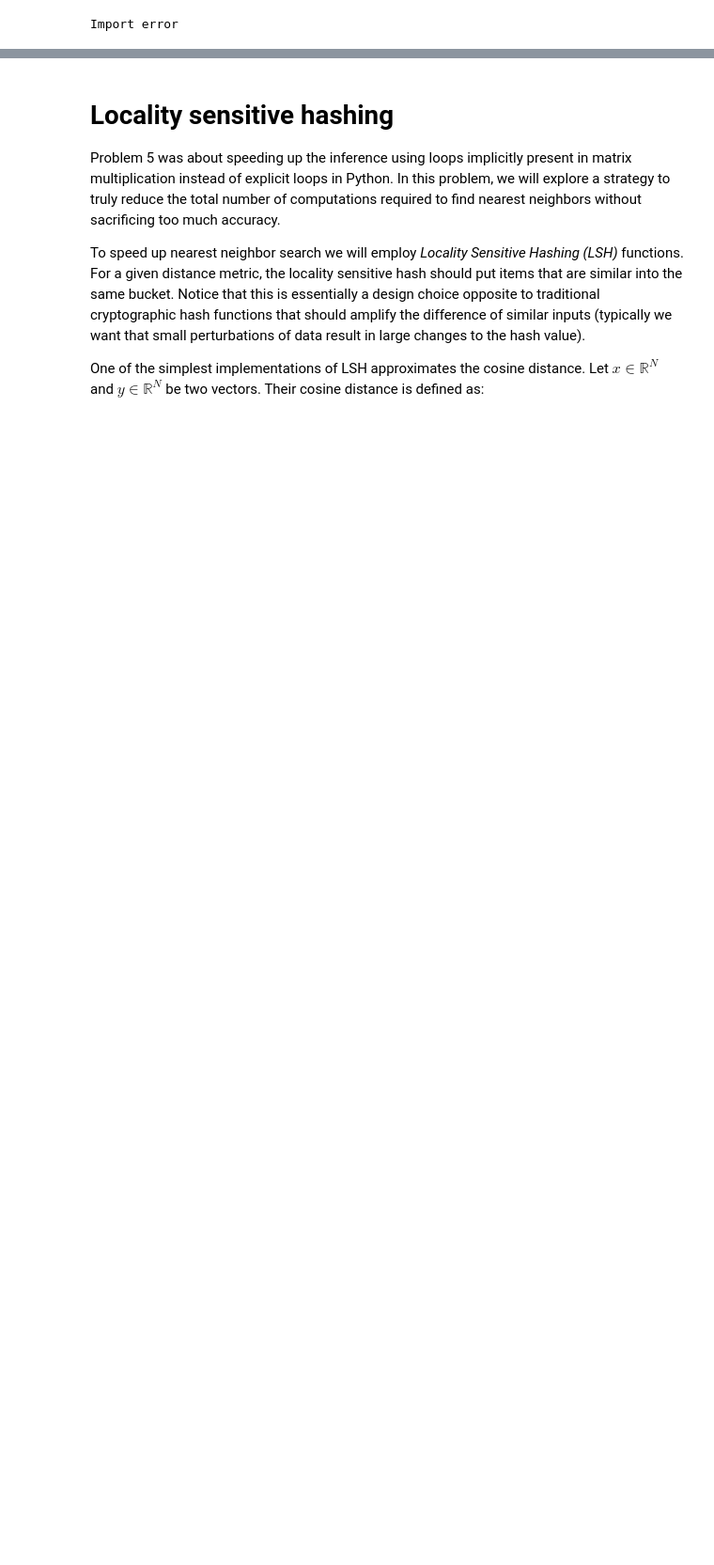
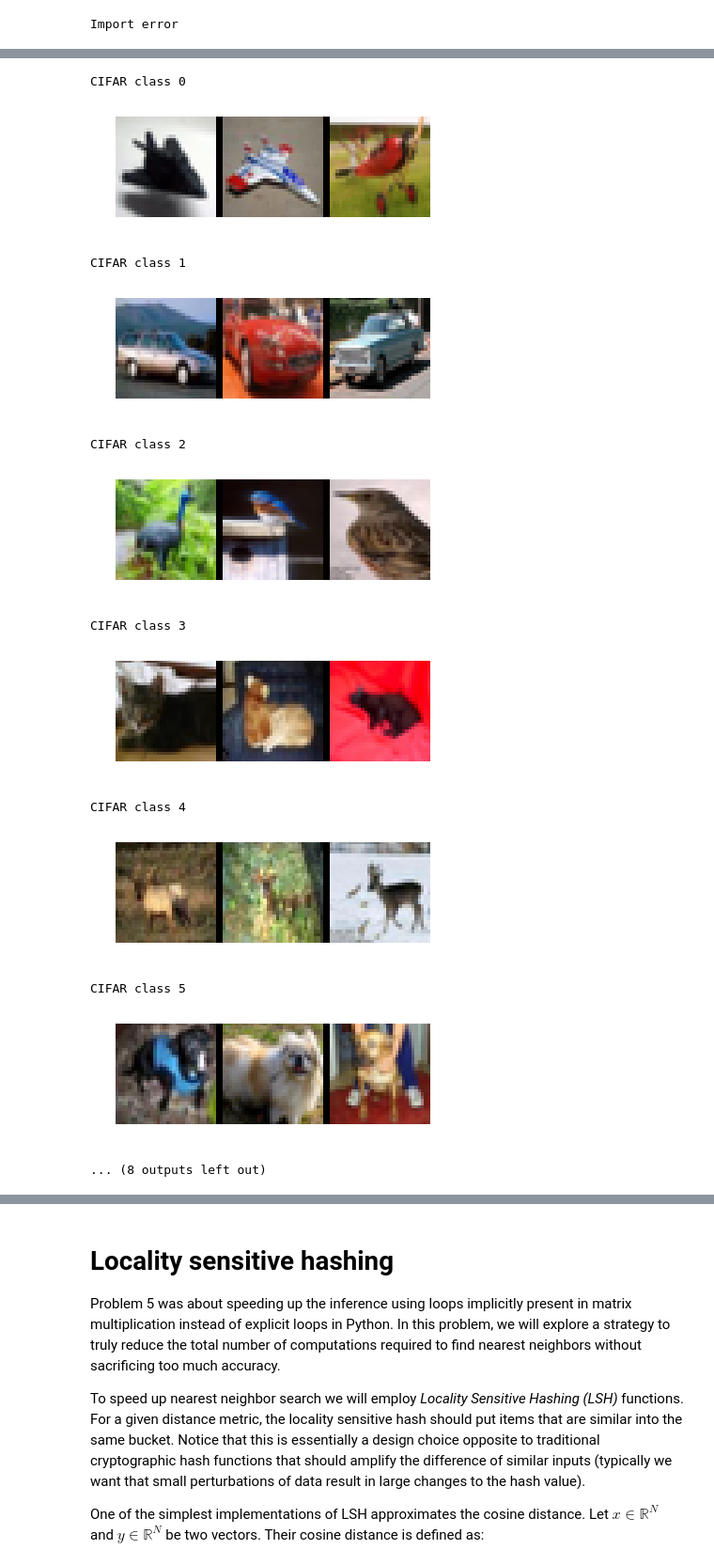
Before and after one commit to eilice/nn, a Jupyter notebook: assignment1/Assignment1.ipynb, the cells around one changed output, grey strips where cells are left out. Shown at 94% size. Saved outputs shown, nothing was run; the diff lists cells and outputs as text; code cells hidden in the pictures; blank space fills up the shorter version.

```diff
--- a/assignment1/Assignment1.ipynb
+++ b/assignment1/Assignment1.ipynb
@@ -478,10 +489,10 @@ try:
     cifar_full_train_data_uint8 = cifar_full_train_dataset.train_data.numpy()
     cifar_full_train_labels_int64 = cifar_full_train_dataset.train_labels.numpy()
 
-    '''mnist_test_dataset = torchvision.datasets.MNIST(
+    cifar_test_dataset = torchvision.datasets.cifar_test_dataset(
         data_path, train=False, download=True)
-    mnist_test_data_uint8 = mnist_test_dataset.test_data.numpy()
-    mnist_test_labels_int64 = mnist_test_dataset.test_labels.numpy()'''
+    cifar_test_data_uint8 = cifar_test_dataset.test_data.numpy()
+    cifar_test_labels_int64 = cifar_test_dataset.test_labels.numpy()
 except ImportError:
     print("Import error")
     with np.load('/pio/data/data/nn17/cifar.npz') as data:
@@ -489,5 +500,11 @@ except ImportError:
         cifar_full_train_labels_int64 = data['train_labels']
         cifar_test_data_uint8 = data['test_data']
         cifar_test_labels_int64 = data['test_labels']
+
+# Split train data into train and validation sets
+cifar_train_data_uint8 = cifar_full_train_data_uint8[:40000]
+cifar_train_labels_int64 = cifar_full_train_labels_int64[:40000]
+cifar_valid_data_uint8 = cifar_full_train_data_uint8[40000:]
+cifar_valid_labels_int64 = cifar_full_train_labels_int64[40000:]
 # %% [output]
 Import error
@@ -516,0 +541,22 @@ array([[[[ 59,  62,  63],
+# %%
+for label in set(cifar_full_train_labels_int64):
+    indices = (cifar_full_train_labels_int64 == label)
+    imgs = cifar_full_train_data_uint8[indices]
+    print("CIFAR class", label)
+    #print(np.swapaxes(np.swapaxes(imgs[:1], 1, 3),2,3).shape)
+    plot_mat(np.swapaxes(np.swapaxes(imgs[:3], 1, 3),2,3))
+    plt.show()
+# %% [output]
+CIFAR class 0
+[figure, added]
+CIFAR class 1
+[figure, added]
+CIFAR class 2
+[figure, added]
+CIFAR class 3
+[figure, added]
+CIFAR class 4
+[figure, added]
+CIFAR class 5
+[figure, added]
+... (8 outputs left out)
```
Also changed, not shown: parts of 18 cells of this notebook, 2 other files.
